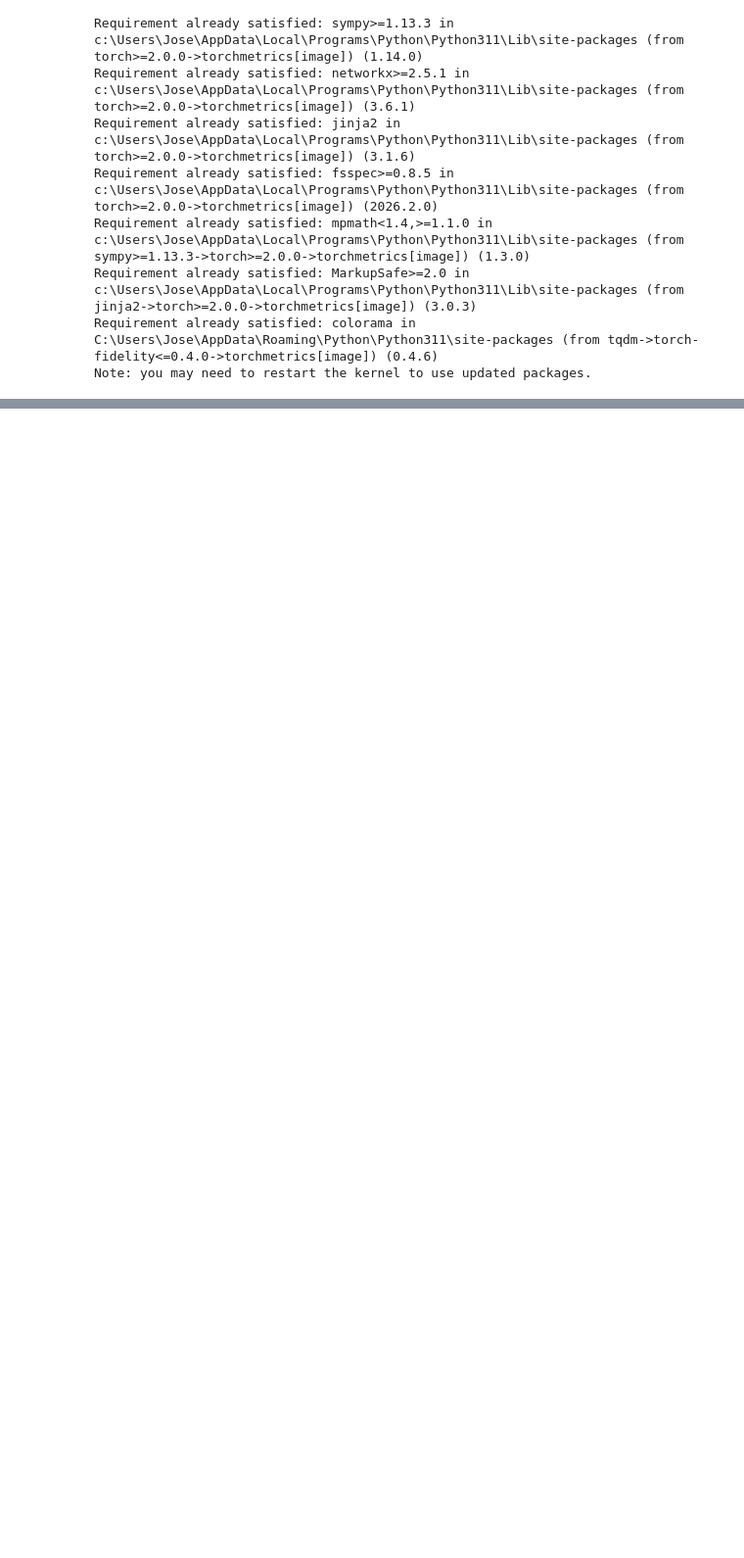
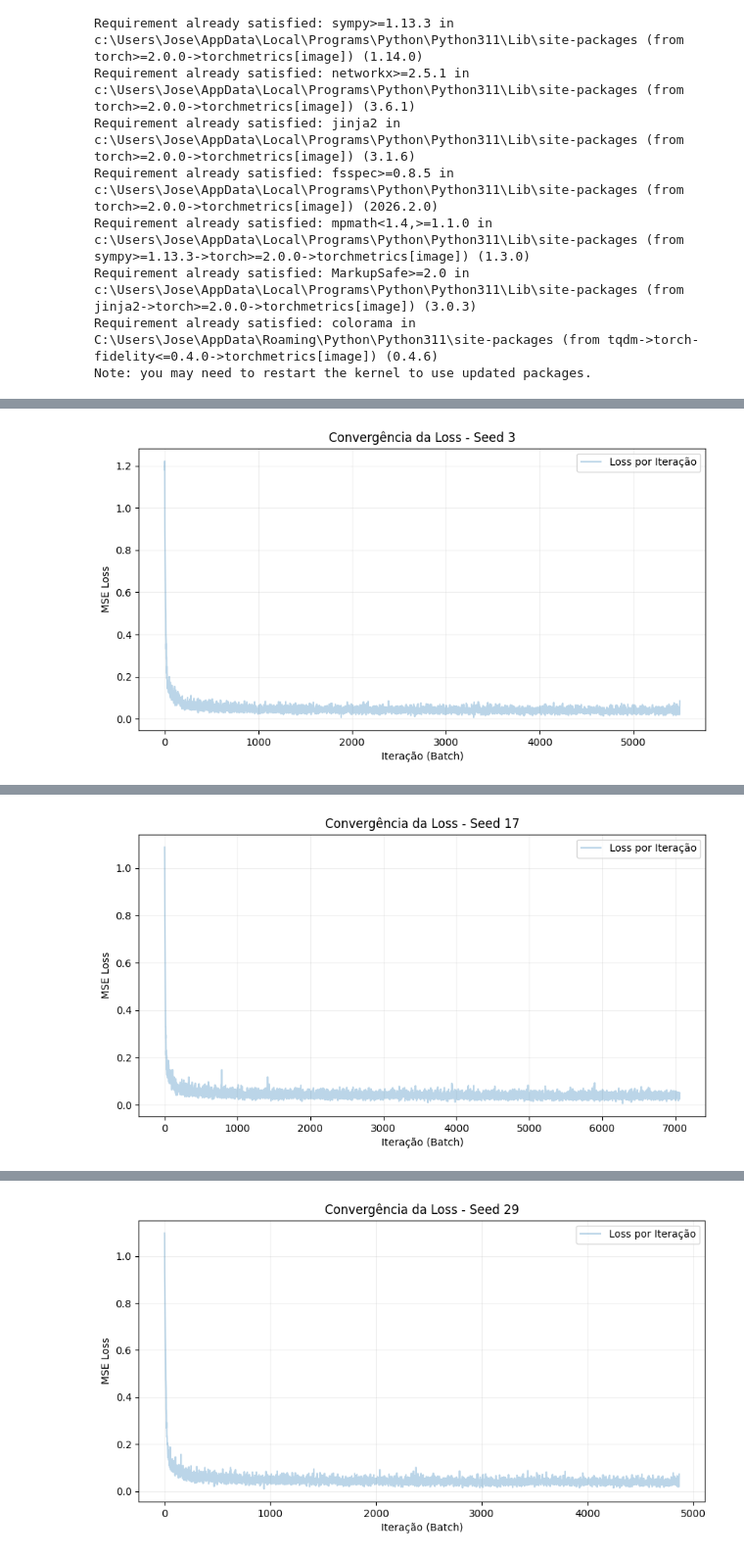
Before and after one commit to anapinto04/IAG_TP1, a Jupyter notebook: Difusion.ipynb, the cells around one changed output, grey strips where cells are left out. Shown at 98% size. Cells and saved outputs as stored; diff of their text form; code cells hidden in the pictures; blank space fills up the shorter version.

```diff
--- a/Difusion.ipynb
+++ b/Difusion.ipynb
@@ -117,7 +114,7 @@ Classes: ['impressionism', 'realism', 'romanticism', 'expressionism', 'baroque',
 transform = transforms.Compose([
     transforms.Resize((32, 32)),
     transforms.RandomHorizontalFlip(p=0.5), # Inverte a pintura lateralmente
-    transforms.RandomRotation(degrees=10),  # Roda até 10 graus
+    #transforms.RandomRotation(degrees=10),  # Roda até 10 graus
     transforms.ToTensor(),
     transforms.Normalize((0.5, 0.5, 0.5), (0.5, 0.5, 0.5)),
 ])
@@ -140,7 +137,7 @@ class HFDatasetTorch(Dataset):
         return x, y, real_idx
 
 def denorm(x):
-    '''inverte a normalização Normalize(0.5, 0.5, 0.5) que foi aplicada no transform. As imagens foram guardadas em [-1, 1] (necessário para o Tanh() do gerador), e esta função converte de volta para [0, 1] para poder visualizar com matplotlib.'''
+
     return (x * 0.5 + 0.5).clamp(0, 1)
 # %%
 INDEX_COLUMN = "train_id_original"
@@ -311,6 +255,6 @@ test_forward_diffusion(x_real.to(DEVICE))
 # %%
 def forward_diffusion_sample(x_0, t, device="cpu"):
-    """Recebe imagem limpa x_0 e retorna a versão ruidosa x_t."""
+
     noise = torch.randn_like(x_0)
     sqrt_alphas_cumprod_t = get_index_from_list(sqrt_alphas_cumprod, t, x_0.shape)
     sqrt_one_minus_alphas_cumprod_t = get_index_from_list(sqrt_one_minus_alphas_cumprod, t, x_0.shape)
@@ -505,6 +406,11 @@ print(f"Output shape: {output.shape}") # Deve ser igual ao input!
 # %% [output]
 Input shape: torch.Size([1, 3, 32, 32])
 Output shape: torch.Size([1, 3, 32, 32])
+# %%
+def get_loss(model, x_0, t, device):
+    x_noisy, noise = forward_diffusion_sample(x_0, t, device)
+    noise_pred = model(x_noisy, t)
+    return F.mse_loss(noise, noise_pred)
 # %%
 %pip install torchmetrics
 # %% [output]
@@ -684,39 +601,38 @@ import time
 from pathlib import Path
 import numpy as np
 
-# 1. Configurações de Caminhos e Seeds
-# Usa a tua string direta como preferiste antes
-results_dir = Path(r"D:\Mestrado\2ºsemestre\IAG\IAG_TP1\results")
+
+results_dir = Path(r"C:\Users\Jose\Mestrado\IAG_TP1\results")
 results_dir.mkdir(parents=True, exist_ok=True)
 
-seeds_diffusion = [3, 17] #, 29, 58, 71, 89, 123, 256, 456, 512]
+seeds_diffusion = [3, 17, 29, 58, 71, 89, 123, 256, 456, 512]
+
+
 all_diffusion_results = []
 
-print(f"🚀 Iniciando Protocolo de Difusão para {len(seeds_diffusion)} seeds...")
+print(f"Iniciando Protocolo de Difusão para {len(seeds_diffusion)} seeds...")
 start_global = time.time()
 
 for s in seeds_diffusion:
-    print(f"\n--- 🛰️ A processar Seed Difusão: {s} ---")
+    print(f"\n--- A processar Seed Difusão: {s} ---")
     start_seed = time.time()
 
-    # Chama a função que criámos no passo anterior
-    # Certifica-te que a função 'train_and_evaluate_diffusion_seed' está definida
     try:
         res = train_and_evaluate_diffusion_seed(s)
         all_diffusion_results.append(res)
 
         # Guardar JSON individual imediatamente (prevenção de crashes)
-        seed_path = results_dir / f"metrics_diffusion_improved_100_epochs_seed{s}.json"
+        seed_path = results_dir / f"metrics_diffusion_100_epochs_T1000_seed{s}.json"
         with open(seed_path, "w", encoding="utf-8") as f:
             json.dump(res, f, indent=2)
 
         duracao = (time.time() - start_seed) / 60
-        print(f"✅ Seed {s} concluída em {duracao:.2f} min | FID: {res['metrics']['fid']:.2f}")
+        print(f"Seed {s} concluída em {duracao:.2f} min | FID: {res['metrics']['fid']:.2f}")
 
     except Exception as e:
-        print(f"❌ Erro na Seed {s}: {e}")
+        print(f"Erro na Seed {s}: {e}")
 
-# 2. Cálculo das Estatísticas Finais (Mean ± Std)
+
 if all_diffusion_results:
     fids = [r["metrics"]["fid"] for r in all_diffusion_results]
     kids = [r["metrics"]["kid"] for r in all_diffusion_results]
@@ -732,13 +648,12 @@ if all_diffusion_results:
         "total_duration_minutes": (time.time() - start_global) / 60
     }
 
-    # 3. Guardar o Resumo Final
-    summary_path = results_dir / "diffusion_statistical_improved_summary_100_epochs.json"
+    summary_path = results_dir / "diffusion_statistical_summary_100_epochs_T1000.json"
     with open(summary_path, "w", encoding="utf-8") as f:
         json.dump(summary_diff, f, indent=2)
 
     print("\n" + "="*50)
-    print("📊 RESUMO FINAL DIFUSÃO")
+    print("RESUMO FINAL DIFUSÃO")
     print("="*50)
     print(f"FID: {summary_diff['statistics']['fid_mean']:.2f} ± {summary_diff['statistics']['fid_std']:.2f}")
     print(f"KID: {summary_diff['statistics']['kid_mean']:.4f} ± {summary_diff['statistics']['kid_std']:.4f}")
@@ -750,0 +675 @@ if all_diffusion_results:
+[figure, added]
@@ -767,0 +691 @@ Seed 3 | Época 60/100 | Loss: 0.073784
+[figure, added]
@@ -768,0 +704 @@ KeyboardInterrupt:
+[figure, added]
```
Also changed, not shown: parts of 16 cells of this notebook, 3 other files.
